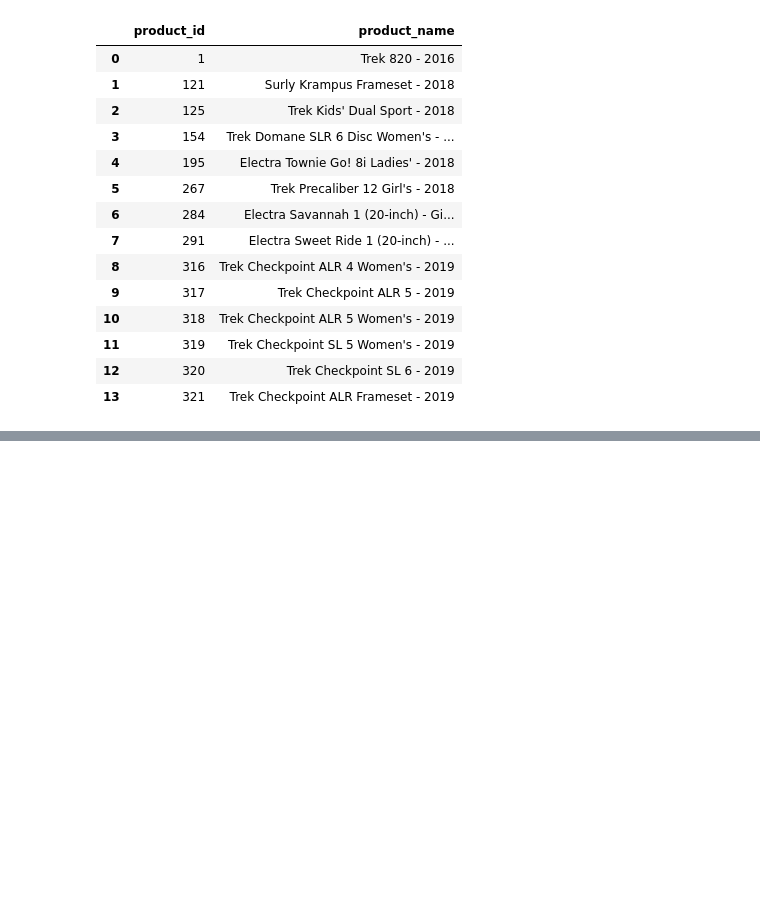
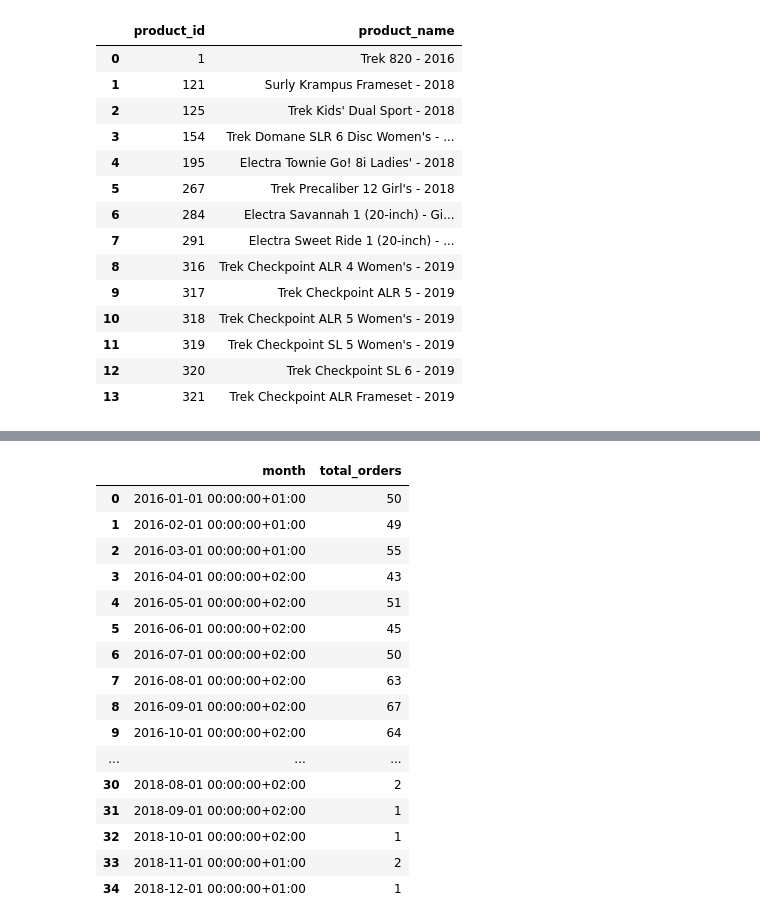
Before and after one commit to AnnaFurgalaWojas/Bike_data_SQL, a Jupyter notebook: Bike_data_SQL.ipynb, the cells around one changed output, grey strips where cells are left out. Saved outputs shown, nothing was run; the diff lists cells and outputs as text; code cells hidden in the pictures; blank space fills up the shorter version.

```diff
--- a/Bike_data_SQL.ipynb
+++ b/Bike_data_SQL.ipynb
@@ -429,0 +441,32 @@ result_n
+# %%
+query_monthly= """
+SELECT
+    DATE_TRUNC('month', TO_DATE(o.order_date, 'YYYY-MM_DD')) AS month,
+    COUNT(o.order_id) AS total_orders
+FROM
+    orders o
+GROUP BY
+    month
+ORDER BY
+    month;
+"""
+result_monthly = pd.read_sql(query_monthly, engine)
+result_monthly
+# %% [output]
+|  | month | total_orders |
+| 0 | 2016-01-01 00:00:00+01:00 | 50 |
+| 1 | 2016-02-01 00:00:00+01:00 | 49 |
+| 2 | 2016-03-01 00:00:00+01:00 | 55 |
+| 3 | 2016-04-01 00:00:00+02:00 | 43 |
+| 4 | 2016-05-01 00:00:00+02:00 | 51 |
+| 5 | 2016-06-01 00:00:00+02:00 | 45 |
+| 6 | 2016-07-01 00:00:00+02:00 | 50 |
+| 7 | 2016-08-01 00:00:00+02:00 | 63 |
+| 8 | 2016-09-01 00:00:00+02:00 | 67 |
+| 9 | 2016-10-01 00:00:00+02:00 | 64 |
+| ... | ... | ... |
+| 30 | 2018-08-01 00:00:00+02:00 | 2 |
+| 31 | 2018-09-01 00:00:00+02:00 | 1 |
+| 32 | 2018-10-01 00:00:00+02:00 | 1 |
+| 33 | 2018-11-01 00:00:00+01:00 | 2 |
+| 34 | 2018-12-01 00:00:00+01:00 | 1 |
```
Also changed, not shown: parts of 6 cells of this notebook.
